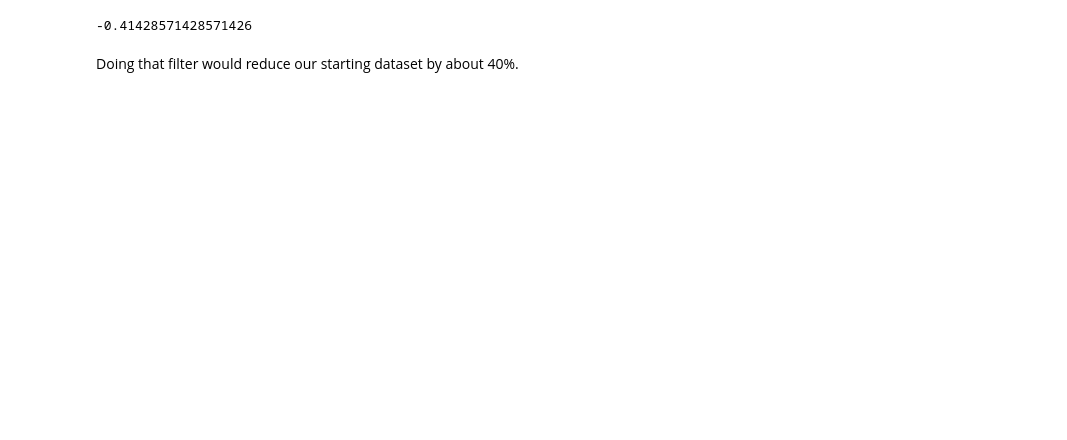
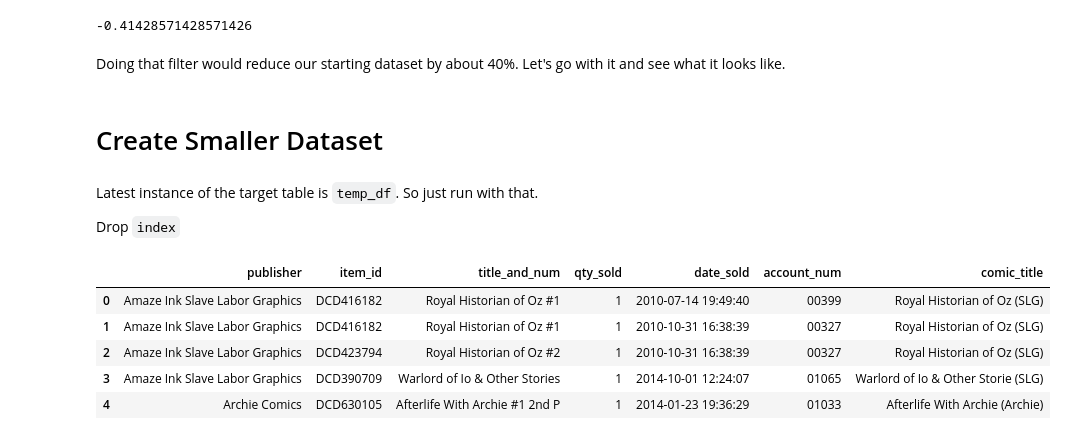
Before and after one commit to werlindo/comics_rx, a Jupyter notebook: comics_rx-2_eda.ipynb, the cells around one changed output. Saved outputs shown, nothing was run; the diff lists cells and outputs as text; code cells hidden in the pictures; blank space fills up the shorter version.

Commit message:
create filtered dataset for 2nd pass

```diff
--- a/comics_rx-2_eda.ipynb
+++ b/comics_rx-2_eda.ipynb
@@ -318,4 +306,21 @@ temp_df.shape
 # %% [output]
 -0.41428571428571426
 # %% [markdown]
-Doing that filter would reduce our starting dataset by about 40%.
+Doing that filter would reduce our starting dataset by about 40%. Let's go with it and see what it looks like.
+# %% [markdown]
+# Create Smaller Dataset
+# %% [markdown]
+Latest instance of the target table is `temp_df`. So just run with that.
+
+Drop `index`
+# %%
+temp_df = temp_df.drop(['index'], axis=1)
+# %%
+temp_df.head()
+# %% [output]
+|  | publisher | item_id | title_and_num | qty_sold | date_sold | account_num | comic_title |
+| 0 | Amaze Ink Slave Labor Graphics | DCD416182 | Royal Historian of Oz #1 | 1 | 2010-07-14 19:49:40 | 00399 | Royal Historian of Oz (SLG) |
+| 1 | Amaze Ink Slave Labor Graphics | DCD416182 | Royal Historian of Oz #1 | 1 | 2010-10-31 16:38:39 | 00327 | Royal Historian of Oz (SLG) |
+| 2 | Amaze Ink Slave Labor Graphics | DCD423794 | Royal Historian of Oz #2 | 1 | 2010-10-31 16:38:39 | 00327 | Royal Historian of Oz (SLG) |
+| 3 | Amaze Ink Slave Labor Graphics | DCD390709 | Warlord of Io & Other Stories | 1 | 2014-10-01 12:24:07 | 01065 | Warlord of Io & Other Storie (SLG) |
+| 4 | Archie Comics | DCD630105 | Afterlife With Archie #1 2nd P | 1 | 2014-01-23 19:36:29 | 01033 | Afterlife With Archie (Archie) |
```
Also changed, not shown: parts of 6 cells of this notebook, 1 other file.
